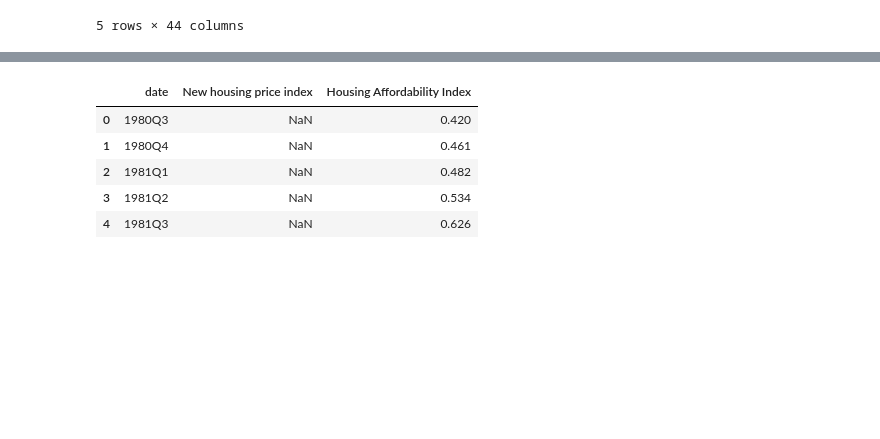
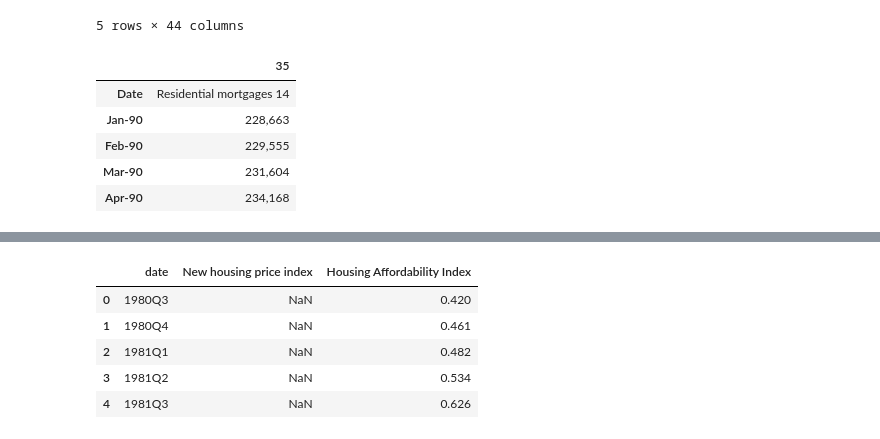
Before and after one commit to benjaminweymouth/Housing-Market-Forecasting-Time-Series-Analysis, a Jupyter notebook: Python Code/Qualitative_Multivariate Time Series.ipynb, the cells around one changed output, grey strips where cells are left out. Cells and saved outputs as stored; diff of their text form; code cells hidden in the pictures; blank space fills up the shorter version.

```diff
--- a/Python Code/Qualitative_Multivariate Time Series.ipynb
+++ b/Python Code/Qualitative_Multivariate Time Series.ipynb
@@ -53,3 +69,14 @@ res_mortgage_transp.head()
 | Mar-90 | 122,358 | 78,386 | 31,878 | 0 | 8,728 | 5,841 | 1,330 | 16,828 | 15,111 | 43,972 | ... | ... |
 | Apr-90 | 122,922 | 78,566 | 32,099 | 0 | 8,883 | 5,989 | 1,383 | 16,630 | 14,965 | 44,356 | ... | ... |
 5 rows × 44 columns
+# %%
+# Drop unwanted columns
+res_mortgage_transp = res_mortgage_transp.truncate(before='35', after='35', axis=1)
+res_mortgage_transp.head()
+# %% [output]
+|  | 35 |
+| Date | Residential mortgages 14 |
+| Jan-90 | 228,663 |
+| Feb-90 | 229,555 |
+| Mar-90 | 231,604 |
+| Apr-90 | 234,168 |
```
Also changed, not shown: parts of 6 cells of this notebook.
